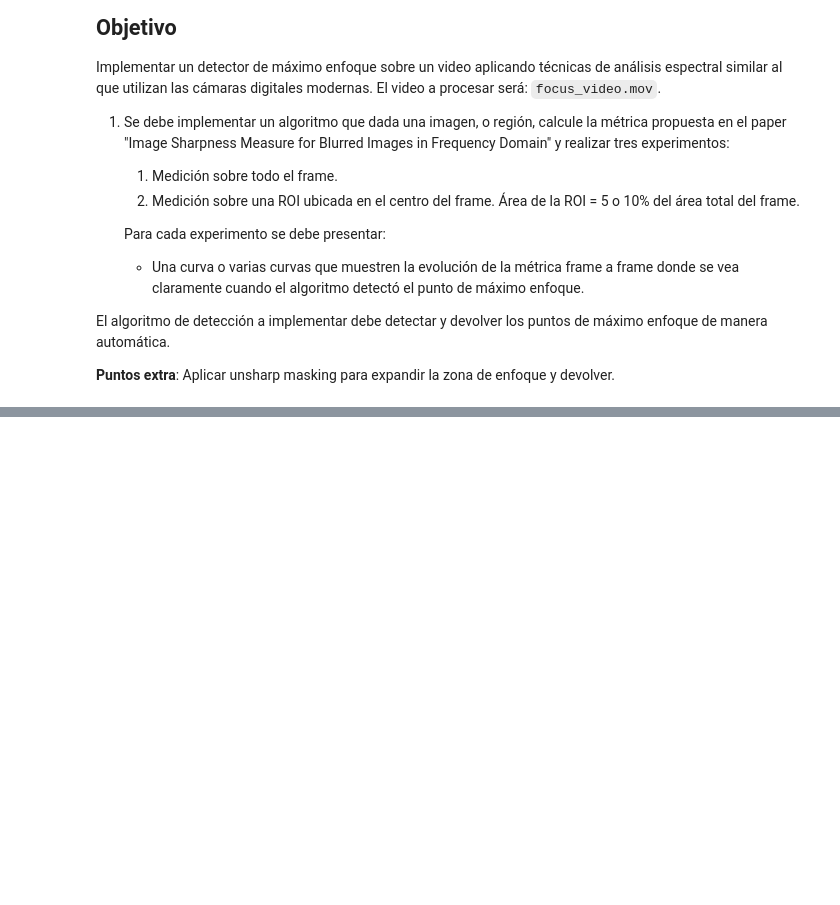
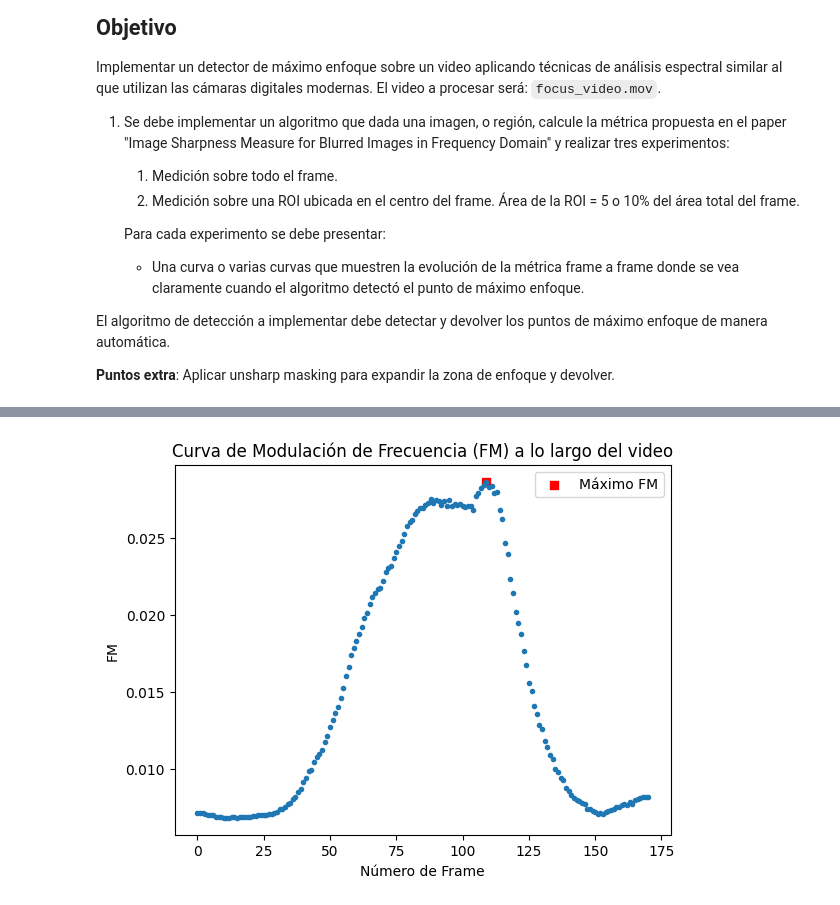
Before and after one commit to marcoslund/ceia-vpc1-tps, a Jupyter notebook: TP2/tp2.ipynb, the cells around one changed output, grey strips where cells are left out. Saved outputs shown, nothing was run; the diff lists cells and outputs as text; code cells hidden in the pictures; blank space fills up the shorter version.

```diff
--- a/TP2/tp2.ipynb
+++ b/TP2/tp2.ipynb
@@ -31,4 +58,45 @@ import numpy as np
+# %%
+def calcular_fm(frame):
+    M_rows, N_cols = frame.shape
+
+    F = np.fft.fft2(frame) # Transformada de Fourier 2D
+    Fc = np.fft.fftshift(F) # Desplazar el componente de frecuencia cero al centro
+    AF = np.abs(Fc) # Magnitud de la transformada de Fourier
+    MF = np.max(AF) # Máximo de la magnitud
+    thres = MF / 1000  # Umbral para considerar un componente de frecuencia como significativo
+    TH = np.sum(AF > thres) # Número de componentes de frecuencia que superan el umbral
+    FM = TH / (M_rows * N_cols) # Independizamos del tamaño de la imagen
+
+    return FM
 # %%
 # Abre el video
-video_path = 'bv2.mp4'
-captura_video = cv2.VideoCapture(video_path)
+video_path = 'focus_video.mov'
+captura_video = cv.VideoCapture(video_path)
+# %%
+if not captura_video.isOpened():
+    print("Error al abrir el archivo de video")
+else:
+    FM_curve = []
+    while True:
+        ret, frame = captura_video.read()
+
+        if ret:
+            frame_gris = cv.cvtColor(frame, cv.COLOR_BGR2GRAY)
+            FM_curve.append(calcular_fm(frame_gris))
+
+        else:
+            break
+
+# Libera el objeto de captura de video
+captura_video.release()
+cv.destroyAllWindows()
+# %%
+plt.plot(FM_curve, marker='.', linestyle='none')
+plt.scatter(x=np.argmax(FM_curve), y=np.max(FM_curve), color='r', label='Máximo FM', marker='s')
+plt.title('Curva de Modulación de Frecuencia (FM) a lo largo del video')
+plt.xlabel('Número de Frame')
+plt.ylabel('FM')
+plt.legend()
+plt.show()
+# %% [output]
+[figure, added]
```
Also changed, not shown: parts of 8 cells of this notebook.
